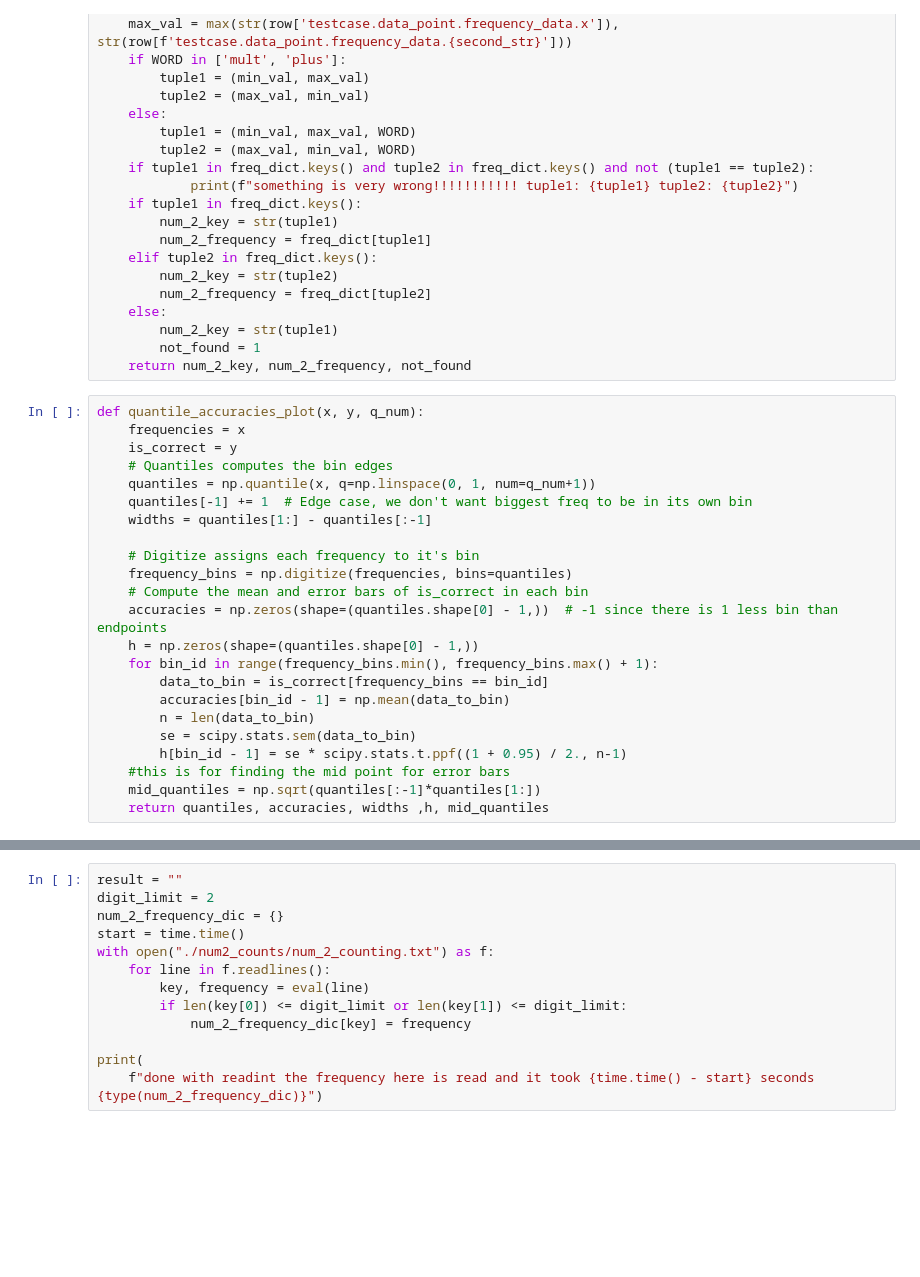
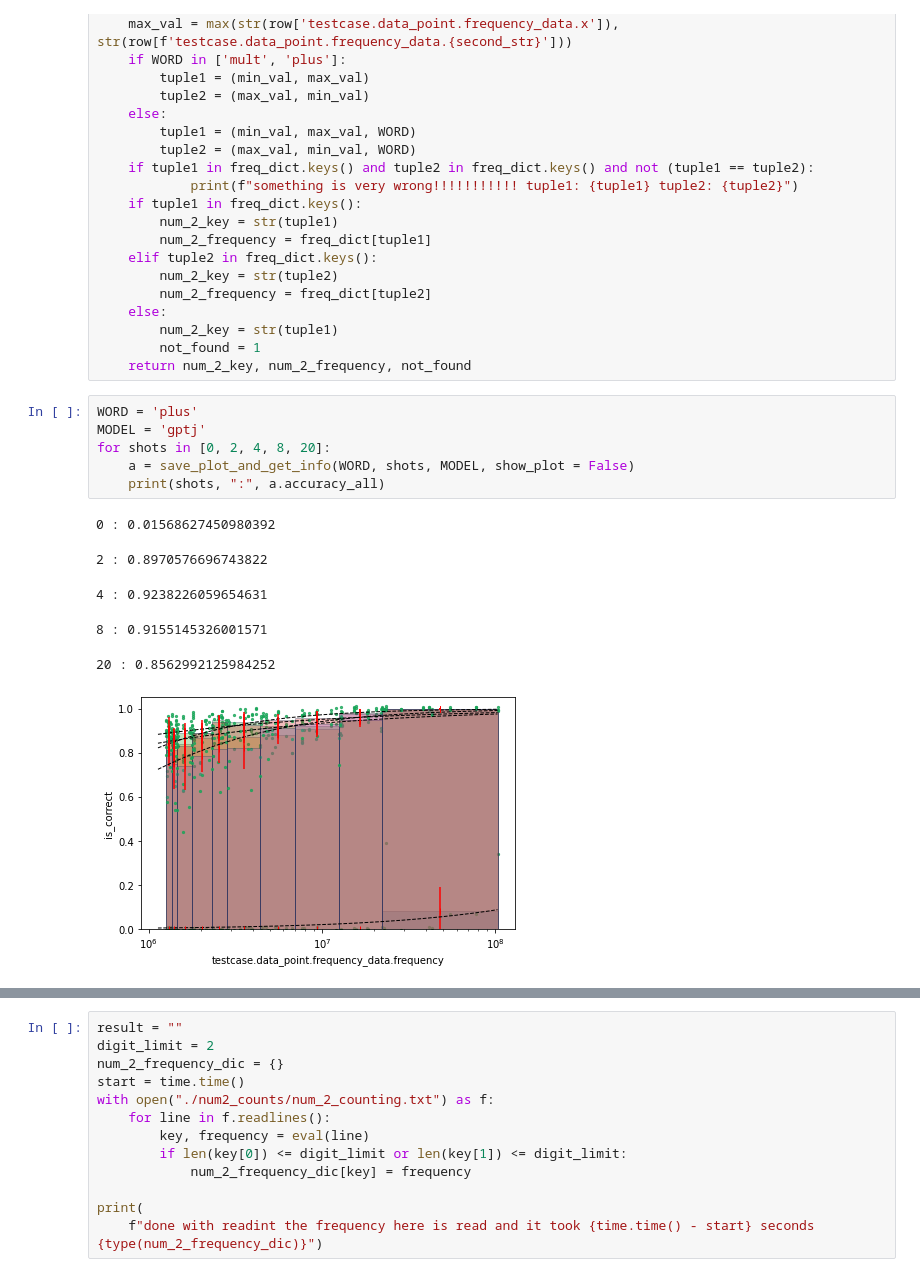
Before and after one commit to yasamanrazeghi7/TermFrequency, a Jupyter notebook: GPTAnalyzer/AggregateResults/clean_plots.ipynb, the cells around one changed output, grey strips where cells are left out. Saved outputs shown, nothing was run; the diff lists cells and outputs as text; blank space fills up the shorter version.

```diff
--- a/GPTAnalyzer/AggregateResults/clean_plots.ipynb
+++ b/GPTAnalyzer/AggregateResults/clean_plots.ipynb
@@ -55,26 +50,16 @@ def find_frequency(row, second_str, WORD, freq_dict):
         num_2_key = str(tuple1)
         not_found = 1
     return num_2_key, num_2_frequency, not_found
-# %%
-def quantile_accuracies_plot(x, y, q_num):
-    frequencies = x
-    is_correct = y
-    # Quantiles computes the bin edges
-    quantiles = np.quantile(x, q=np.linspace(0, 1, num=q_num+1))
-    quantiles[-1] += 1  # Edge case, we don't want biggest freq to be in its own bin
-    widths = quantiles[1:] - quantiles[:-1]
-
-    # Digitize assigns each frequency to it's bin
-    frequency_bins = np.digitize(frequencies, bins=quantiles)
-    # Compute the mean and error bars of is_correct in each bin
-    accuracies = np.zeros(shape=(quantiles.shape[0] - 1,))  # -1 since there is 1 less bin than endpoints
-    h = np.zeros(shape=(quantiles.shape[0] - 1,))
-    for bin_id in range(frequency_bins.min(), frequency_bins.max() + 1):
-        data_to_bin = is_correct[frequency_bins == bin_id]
-        accuracies[bin_id - 1] = np.mean(data_to_bin)
-        n = len(data_to_bin)
-        se = scipy.stats.sem(data_to_bin)
-        h[bin_id - 1] = se * scipy.stats.t.ppf((1 + 0.95) / 2., n-1)
-    #this is for finding the mid point for error bars
-    mid_quantiles = np.sqrt(quantiles[:-1]*quantiles[1:])
-    return quantiles, accuracies, widths ,h, mid_quantiles
+# %%
+WORD = 'plus'
+MODEL = 'gptj'
+for shots in [0, 2, 4, 8, 20]:
+    a = save_plot_and_get_info(WORD, shots, MODEL, show_plot = False)
+    print(shots, ":", a.accuracy_all)
+# %% [output]
+0 : 0.01568627450980392
+2 : 0.8970576696743822
+4 : 0.9238226059654631
+8 : 0.9155145326001571
+20 : 0.8562992125984252
+[figure, added]
```
Also changed, not shown: parts of 9 cells of this notebook, 1 other file.
